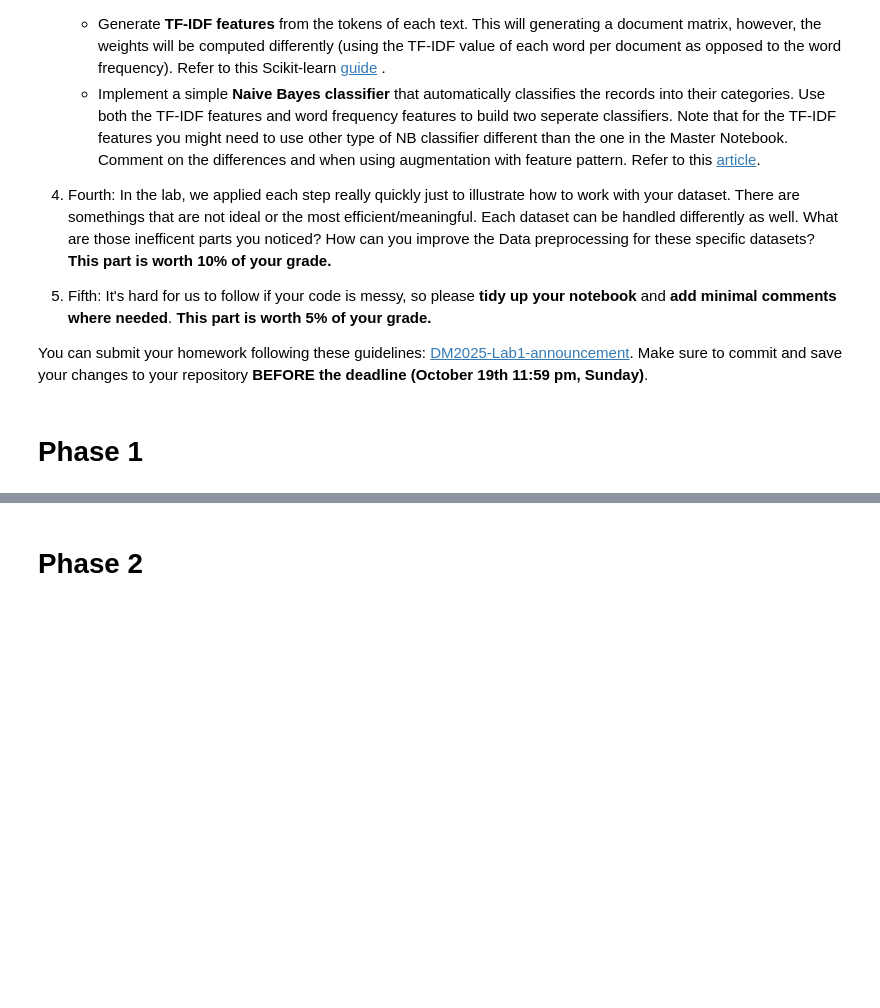
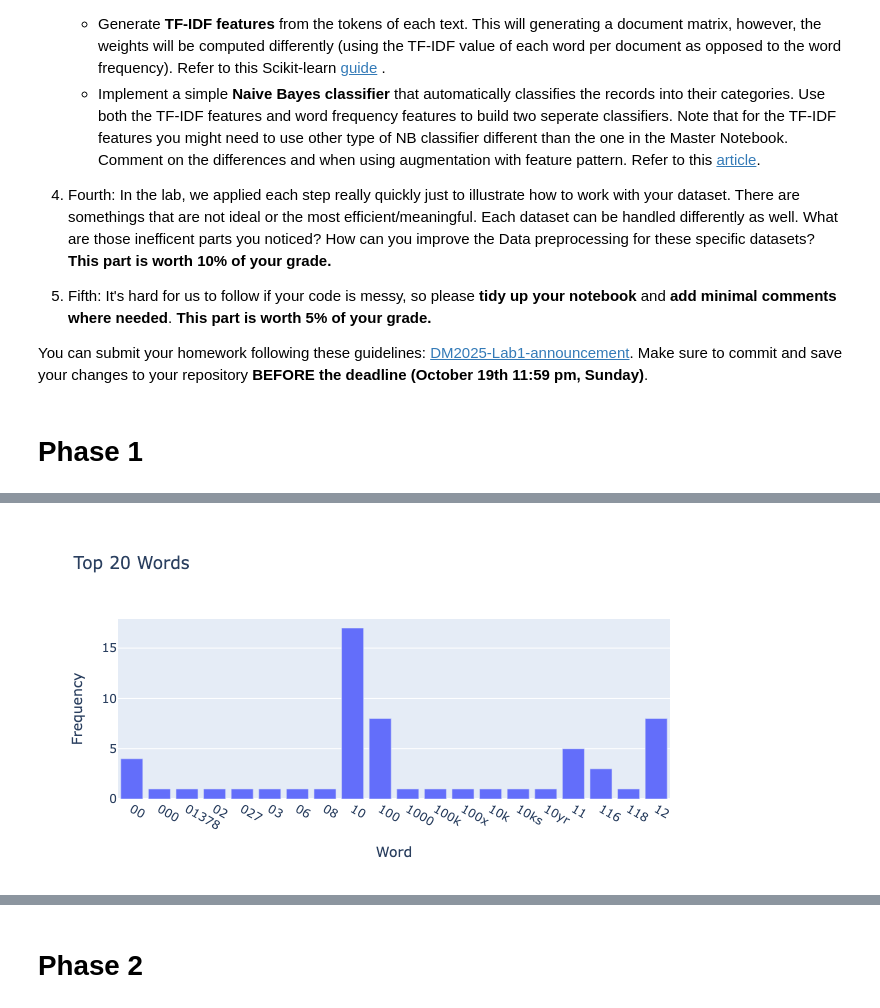
Before and after one commit to shinshin512/DM2025-Lab1-Exercise, a Jupyter notebook: DM2025-Lab1-Homework.ipynb, the cells around one changed output, grey strips where cells are left out. Drawn from its saved outputs; the diff is of its cells as text; code cells hidden in the pictures; blank space fills up the shorter version.

```diff
--- a/DM2025-Lab1-Homework.ipynb
+++ b/DM2025-Lab1-Homework.ipynb
@@ -62,0 +265,12 @@ You can submit your homework following these guidelines: [DM2025-Lab1-announceme
+# %%
+import plotly.express as px
+
+words = count_vect.get_feature_names_out()[:20]
+counts = term_frequencies[:20]
+
+fig = px.bar(x=words, y=counts,
+             labels={'x': 'Word', 'y': 'Frequency'},
+             title='Top 20 Words')
+fig.show()
+# %% [output]
+[figure, added]
```
Also changed, not shown: parts of 34 cells of this notebook, 1 other file.
